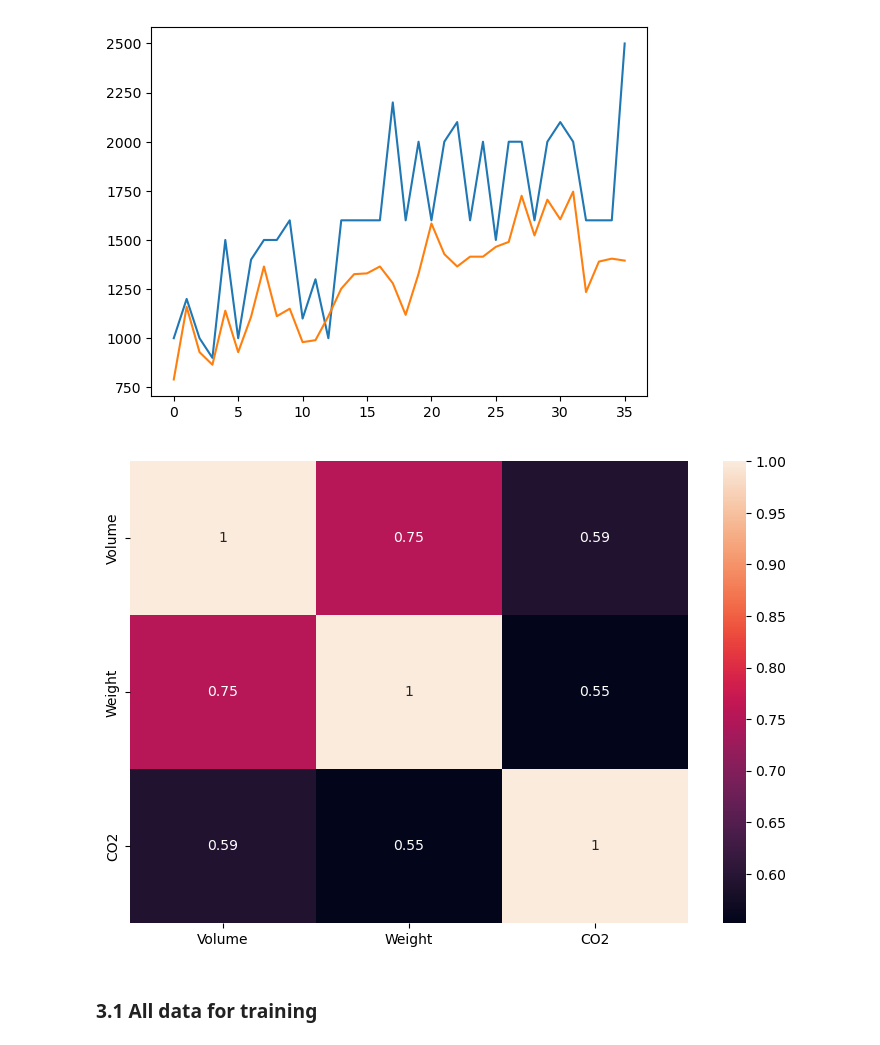
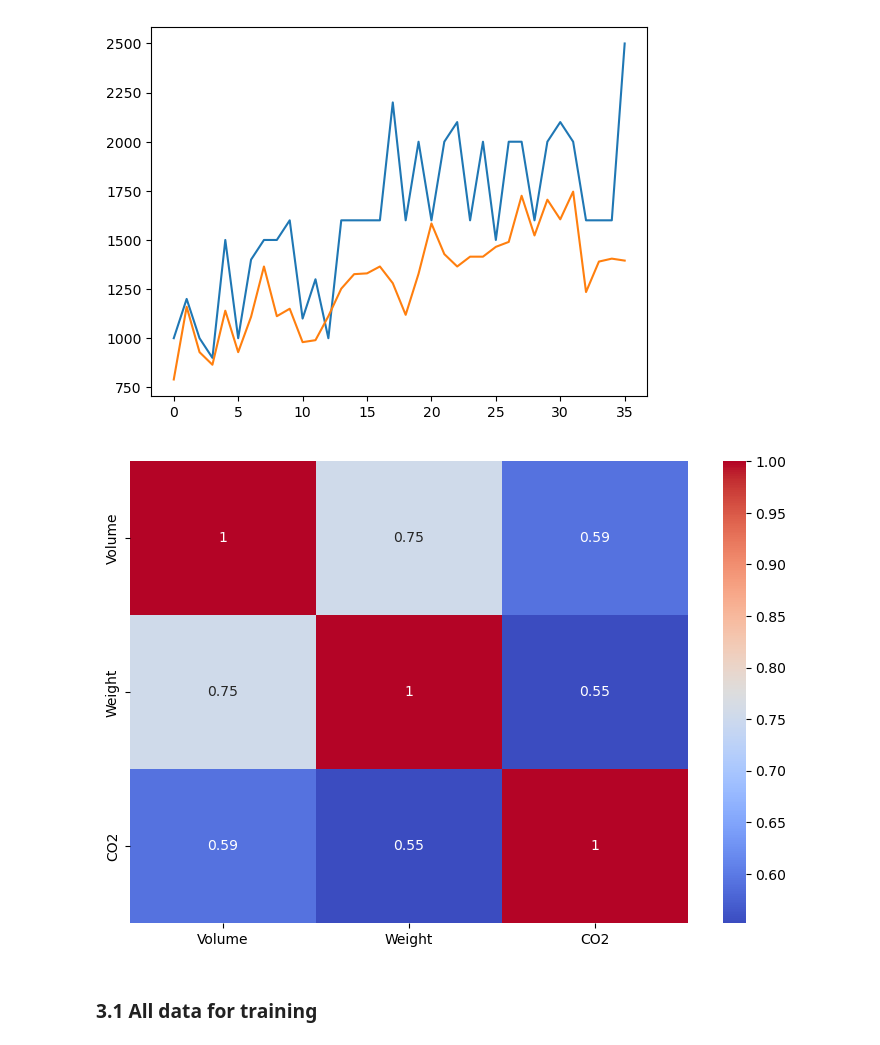
Before and after one commit to code4yonglei/code_4_Tutorials, a Jupyter notebook: machine-learning/1-linear-regression.ipynb, the cells around one changed output. Saved outputs shown, nothing was run; the diff lists cells and outputs as text; code cells hidden in the pictures.

```diff
--- a/machine-learning/1-linear-regression.ipynb
+++ b/machine-learning/1-linear-regression.ipynb
@@ -278,11 +278,11 @@ df3["Weight"].plot()
 # %%
 import seaborn as sns
 
 plt.figure(figsize=(9,6))
-sns.heatmap(df3.corr(), annot=True)
+sns.heatmap(df3.corr(), cmap="coolwarm", annot=True)
 plt.show()
 # %% [output]
-[figure, old version]
+[figure, new version]
 # %% [markdown]
 ### 3.1 All data for training
 # %%
```
Also changed, not shown: parts of 6 cells of this notebook.
